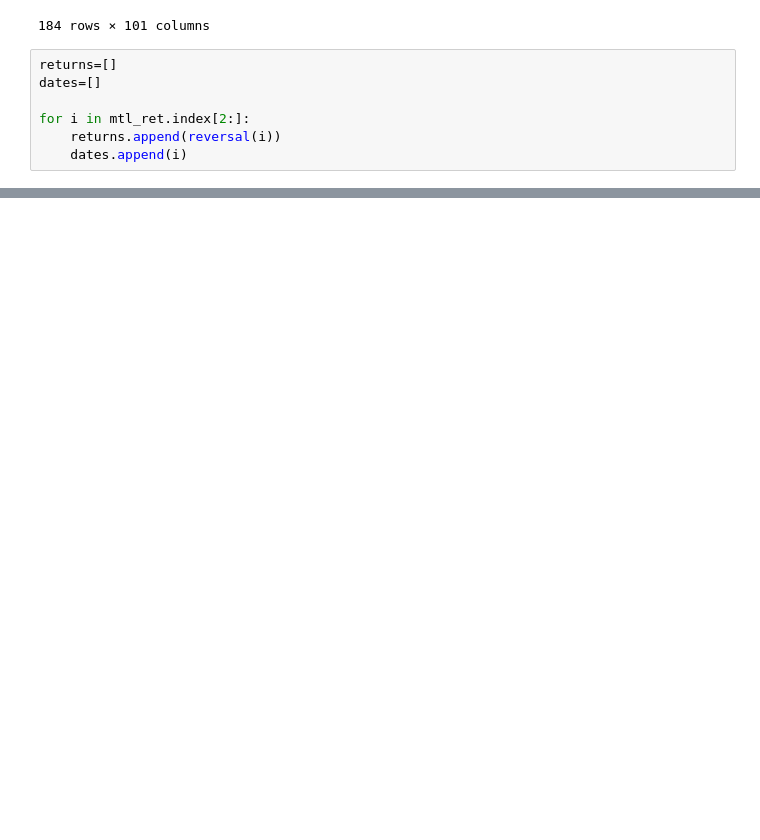
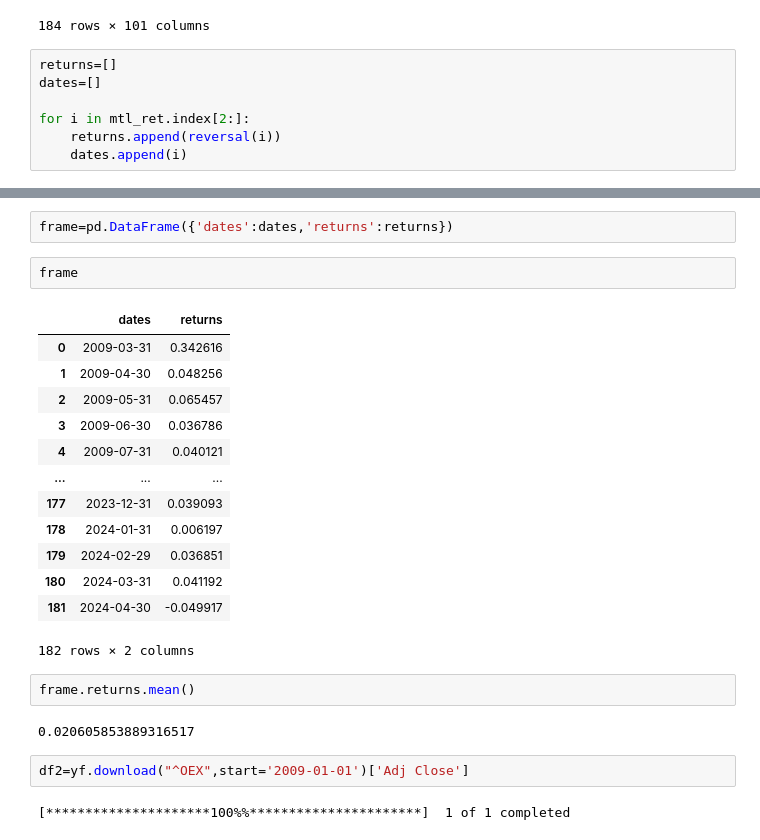
Before and after one commit to safder777/Algorithm-Trading, a Jupyter notebook: Short term reversal Strategy.ipynb, the cells around one changed output, grey strips where cells are left out. Drawn from its saved outputs; the diff is of its cells as text; blank space fills up the shorter version.

```diff
--- a/Short term reversal Strategy.ipynb
+++ b/Short term reversal Strategy.ipynb
@@ -191,0 +191,26 @@ mtl_ret
+# %%
+frame=pd.DataFrame({'dates':dates,'returns':returns})
+# %%
+frame
+# %% [output]
+|  | dates | returns |
+| 0 | 2009-03-31 | 0.342616 |
+| 1 | 2009-04-30 | 0.048256 |
+| 2 | 2009-05-31 | 0.065457 |
+| 3 | 2009-06-30 | 0.036786 |
+| 4 | 2009-07-31 | 0.040121 |
+| ... | ... | ... |
+| 177 | 2023-12-31 | 0.039093 |
+| 178 | 2024-01-31 | 0.006197 |
+| 179 | 2024-02-29 | 0.036851 |
+| 180 | 2024-03-31 | 0.041192 |
+| 181 | 2024-04-30 | -0.049917 |
+182 rows × 2 columns
+# %%
+frame.returns.mean()
+# %% [output]
+0.020605853889316517
+# %%
+df2=yf.download("^OEX",start='2009-01-01')['Adj Close']
+# %% [output]
+[*********************100%%**********************]  1 of 1 completed
```
Also changed, not shown: parts of 10 cells of this notebook.
